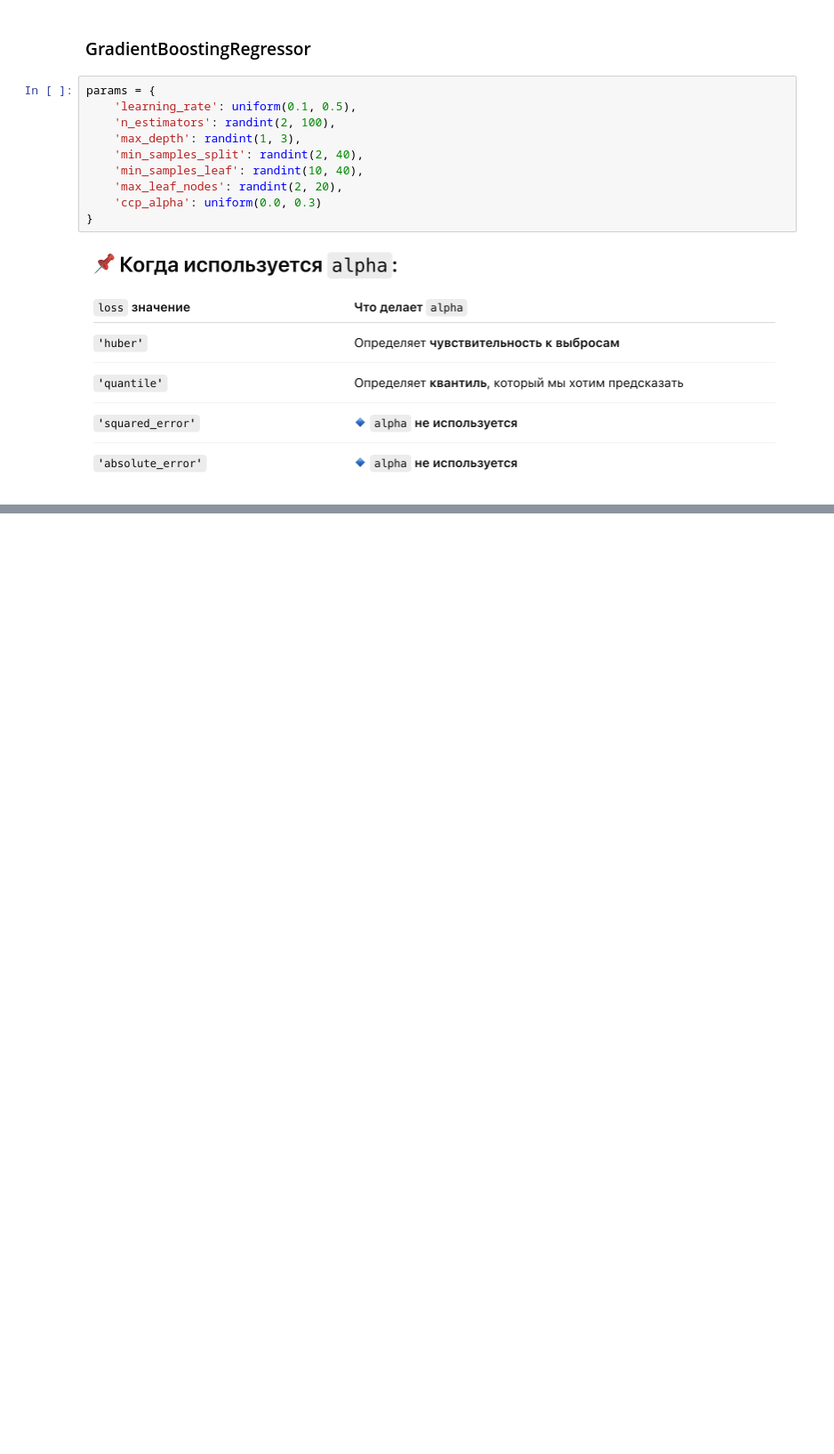
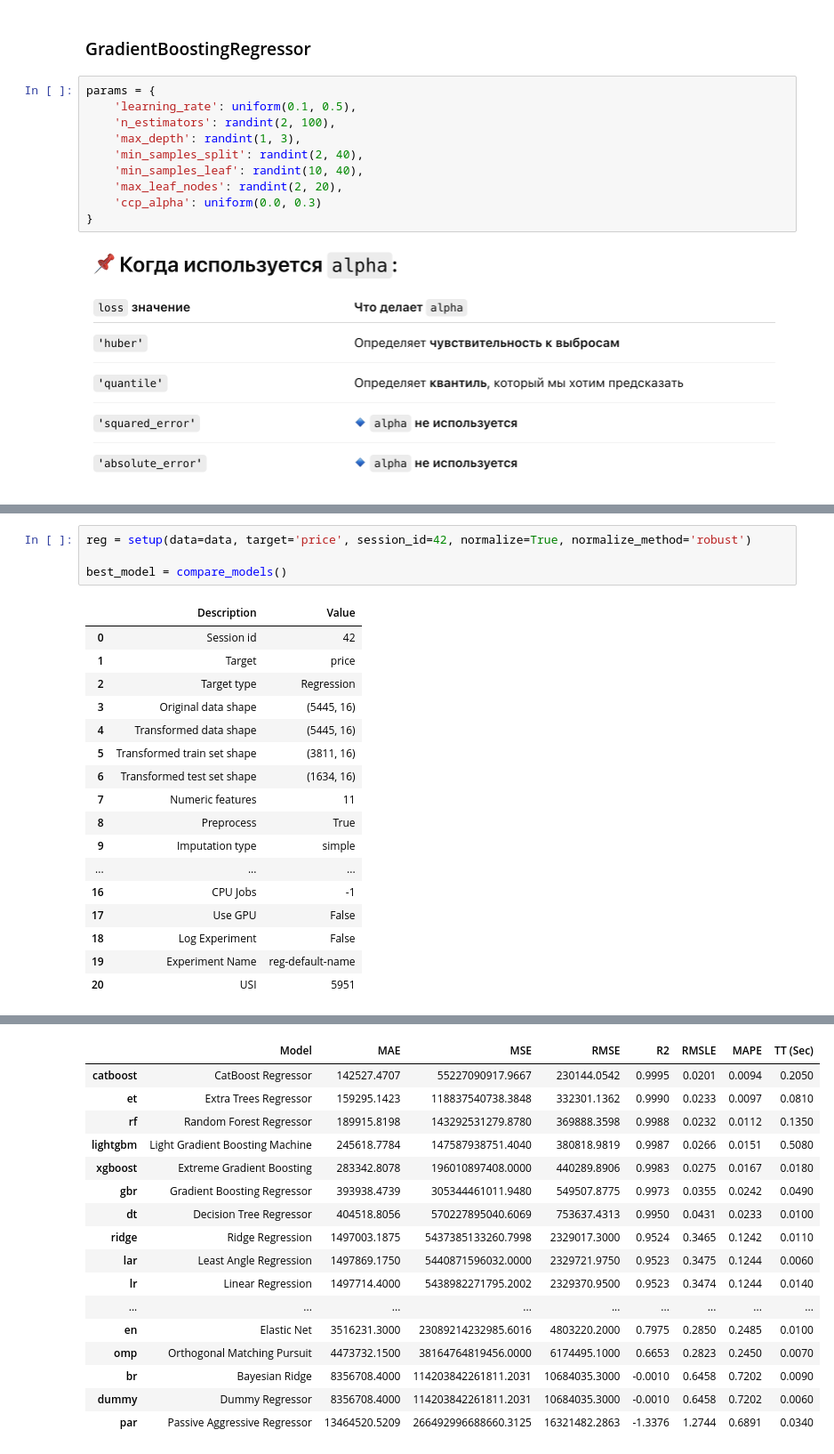
Before and after one commit to KolodnitskyIlya/ML-labs, a Jupyter notebook: lab_4/lab_4_reg.ipynb, the cells around one changed output, grey strips where cells are left out. Shown at 89% size. Cells and saved outputs as stored; diff of their text form; blank space fills up the shorter version.

```diff
--- a/lab_4/lab_4_reg.ipynb
+++ b/lab_4/lab_4_reg.ipynb
@@ -478,0 +577,22 @@ MAPE: 6.5269724928583965 %
+# %%
+reg = setup(data=data, target='price', session_id=42, normalize=True, normalize_method='robust')
+
+best_model = compare_models()
+# %% [output]
+|  | Description | Value |
+| 0 | Session id | 42 |
+| 1 | Target | price |
+| 2 | Target type | Regression |
+| 3 | Original data shape | (5445, 16) |
+| 4 | Transformed data shape | (5445, 16) |
+| 5 | Transformed train set shape | (3811, 16) |
+| 6 | Transformed test set shape | (1634, 16) |
+| 7 | Numeric features | 11 |
+| 8 | Preprocess | True |
+| 9 | Imputation type | simple |
+| ... | ... | ... |
+| 16 | CPU Jobs | -1 |
+| 17 | Use GPU | False |
+| 18 | Log Experiment | False |
+| 19 | Experiment Name | reg-default-name |
+| 20 | USI | 5951 |
@@ -478,0 +600,17 @@ MAPE: 6.5269724928583965 %
+|  | Model | MAE | MSE | RMSE | R2 | RMSLE | MAPE | TT (Sec) |
+| catboost | CatBoost Regressor | 142527.4707 | 55227090917.9667 | 230144.0542 | 0.9995 | 0.0201 | 0.0094 | 0.2050 |
+| et | Extra Trees Regressor | 159295.1423 | 118837540738.3848 | 332301.1362 | 0.9990 | 0.0233 | 0.0097 | 0.0810 |
+| rf | Random Forest Regressor | 189915.8198 | 143292531279.8780 | 369888.3598 | 0.9988 | 0.0232 | 0.0112 | 0.1350 |
+| lightgbm | Light Gradient Boosting Machine | 245618.7784 | 147587938751.4040 | 380818.9819 | 0.9987 | 0.0266 | 0.0151 | 0.5080 |
+| xgboost | Extreme Gradient Boosting | 283342.8078 | 196010897408.0000 | 440289.8906 | 0.9983 | 0.0275 | 0.0167 | 0.0180 |
+| gbr | Gradient Boosting Regressor | 393938.4739 | 305344461011.9480 | 549507.8775 | 0.9973 | 0.0355 | 0.0242 | 0.0490 |
+| dt | Decision Tree Regressor | 404518.8056 | 570227895040.6069 | 753637.4313 | 0.9950 | 0.0431 | 0.0233 | 0.0100 |
+| ridge | Ridge Regression | 1497003.1875 | 5437385133260.7998 | 2329017.3000 | 0.9524 | 0.3465 | 0.1242 | 0.0110 |
+| lar | Least Angle Regression | 1497869.1750 | 5440871596032.0000 | 2329721.9750 | 0.9523 | 0.3475 | 0.1244 | 0.0060 |
+| lr | Linear Regression | 1497714.4000 | 5438982271795.2002 | 2329370.9500 | 0.9523 | 0.3474 | 0.1244 | 0.0140 |
+| ... | ... | ... | ... | ... | ... | ... | ... | ... |
+| en | Elastic Net | 3516231.3000 | 23089214232985.6016 | 4803220.2000 | 0.7975 | 0.2850 | 0.2485 | 0.0100 |
+| omp | Orthogonal Matching Pursuit | 4473732.1500 | 38164764819456.0000 | 6174495.1000 | 0.6653 | 0.2823 | 0.2450 | 0.0070 |
+| br | Bayesian Ridge | 8356708.4000 | 114203842261811.2031 | 10684035.3000 | -0.0010 | 0.6458 | 0.7202 | 0.0090 |
+| dummy | Dummy Regressor | 8356708.4000 | 114203842261811.2031 | 10684035.3000 | -0.0010 | 0.6458 | 0.7202 | 0.0060 |
+| par | Passive Aggressive Regressor | 13464520.5209 | 266492996688660.3125 | 16321482.2863 | -1.3376 | 1.2744 | 0.6891 | 0.0340 |
```
Also changed, not shown: parts of 31 cells of this notebook, 1 other file.
